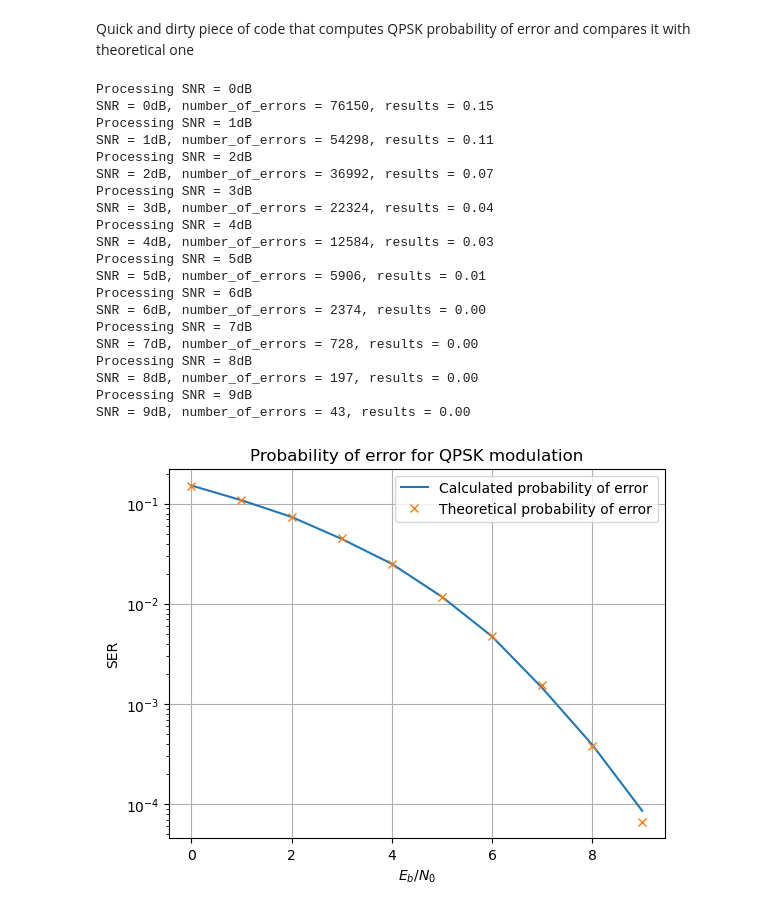
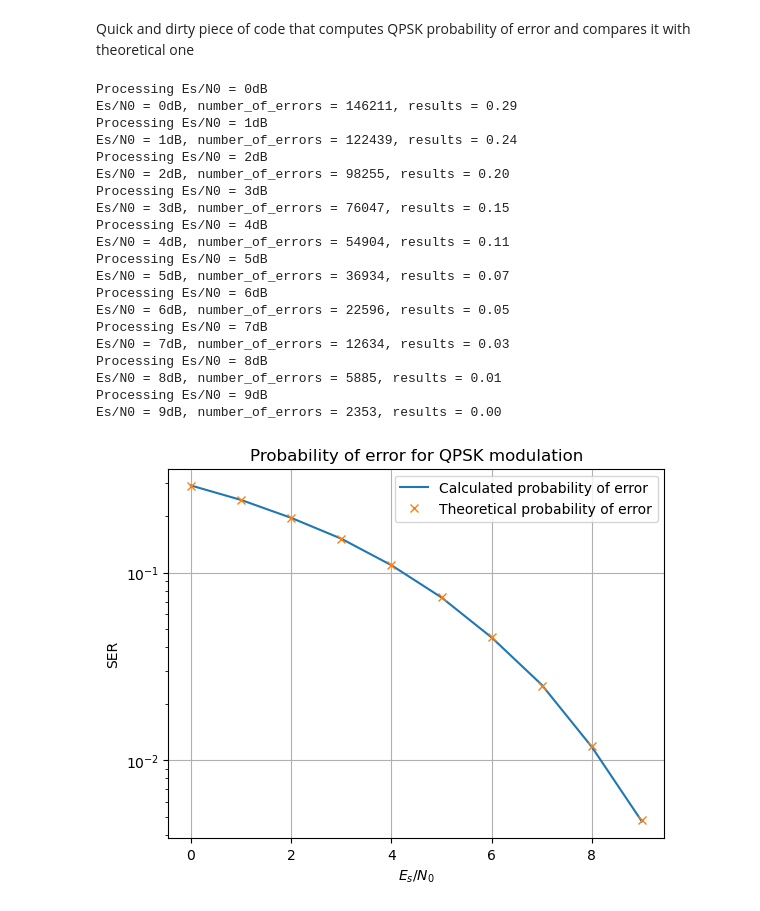
Before and after one commit to faust1002/jupyter_notebooks, a Jupyter notebook: QPSK.ipynb, the cells around one changed output. Drawn from its saved outputs; the diff is of its cells as text; code cells hidden in the pictures.

```diff
--- a/QPSK.ipynb
+++ b/QPSK.ipynb
@@ -27,63 +27,63 @@ from scipy.special import erfc
 # %% [markdown]
 Quick and dirty piece of code that computes QPSK probability of error and compares it with theoretical one
 # %%
-snr_min = 0
-snr_max = 10
-snr_step = 1
-number_of_iterations = 500000
+esno_min = 0
+esno_max = 10
+esno_step = 1
+number_of_iterations = 500_000
 
 actual_results = {}
 theoretical_results = {}
-for snr in range(snr_min, snr_max, snr_step):
-    print(f"Processing SNR = {snr}dB")
+for esno in range(esno_min, esno_max, esno_step):
+    print(f"Processing Es/N0 = {esno}dB")
     # Convert SNR to linear scale
-    snr_linear = 10 ** (snr / 10)
+    esno_linear = 10 ** (esno / 10)
     number_of_errors = 0
     for idx in range(number_of_iterations):
         # Generate QPSK symbol and normalise it
         re_x = np.random.randint(0, 2) * 2 - 1
         im_x = np.random.randint(0, 2) * 2 - 1
         x = 1 / np.sqrt(2) * (re_x + 1.0j * im_x)
         # Generate noise
-        sigma = 1 / np.sqrt(4 * snr_linear)
+        sigma = 1 / np.sqrt(2 * esno_linear)
         noise = sigma * np.random.randn() + 1.0j * sigma * np.random.randn()
         y = x + noise
         # Count number of errors
         number_of_errors += np.sign(np.real(y)) != np.sign(np.real(x)) or np.sign(np.imag(y)) != np.sign(np.imag(x))
-    actual_results[snr] = number_of_errors / number_of_iterations
-    p = 0.5 * erfc(np.sqrt(snr_linear))
-    theoretical_results[snr] = 1 - (1 - p) ** 2
-    print(f"SNR = {snr}dB, number_of_errors = {number_of_errors}, results = {actual_results[snr]:.2f}")
+    actual_results[esno] = number_of_errors / number_of_iterations
+    p = 0.5 * erfc(np.sqrt(esno_linear / 2))
+    theoretical_results[esno] = 1 - (1 - p) ** 2
+    print(f"Es/N0 = {esno}dB, number_of_errors = {number_of_errors}, results = {actual_results[esno]:.2f}")
 
 # Plot results
 plt.figure()
 plt.semilogy(actual_results.keys(), actual_results.values(), label = 'Calculated probability of error')
 plt.semilogy(theoretical_results.keys(), theoretical_results.values(), 'x', label = 'Theoretical probability of error')
-plt.xlabel('$E_{b}/N_{0}$')
+plt.xlabel('$E_{s}/N_{0}$')
 plt.ylabel('SER')
 plt.title('Probability of error for QPSK modulation')
 plt.legend()
 plt.grid()
 plt.show()
 # %% [output]
-Processing SNR = 0dB
-SNR = 0dB, number_of_errors = 76150, results = 0.15
-Processing SNR = 1dB
-SNR = 1dB, number_of_errors = 54298, results = 0.11
-Processing SNR = 2dB
-SNR = 2dB, number_of_errors = 36992, results = 0.07
-Processing SNR = 3dB
-SNR = 3dB, number_of_errors = 22324, results = 0.04
-Processing SNR = 4dB
-SNR = 4dB, number_of_errors = 12584, results = 0.03
-Processing SNR = 5dB
-SNR = 5dB, number_of_errors = 5906, results = 0.01
-Processing SNR = 6dB
-SNR = 6dB, number_of_errors = 2374, results = 0.00
-Processing SNR = 7dB
-SNR = 7dB, number_of_errors = 728, results = 0.00
-Processing SNR = 8dB
-SNR = 8dB, number_of_errors = 197, results = 0.00
-Processing SNR = 9dB
-SNR = 9dB, number_of_errors = 43, results = 0.00
+Processing Es/N0 = 0dB
+Es/N0 = 0dB, number_of_errors = 146211, results = 0.29
+Processing Es/N0 = 1dB
+Es/N0 = 1dB, number_of_errors = 122439, results = 0.24
+Processing Es/N0 = 2dB
+Es/N0 = 2dB, number_of_errors = 98255, results = 0.20
+Processing Es/N0 = 3dB
+Es/N0 = 3dB, number_of_errors = 76047, results = 0.15
+Processing Es/N0 = 4dB
+Es/N0 = 4dB, number_of_errors = 54904, results = 0.11
+Processing Es/N0 = 5dB
+Es/N0 = 5dB, number_of_errors = 36934, results = 0.07
+Processing Es/N0 = 6dB
+Es/N0 = 6dB, number_of_errors = 22596, results = 0.05
+Processing Es/N0 = 7dB
+Es/N0 = 7dB, number_of_errors = 12634, results = 0.03
+Processing Es/N0 = 8dB
+Es/N0 = 8dB, number_of_errors = 5885, results = 0.01
+Processing Es/N0 = 9dB
+Es/N0 = 9dB, number_of_errors = 2353, results = 0.00
-[figure, old version]
+[figure, new version]
```
